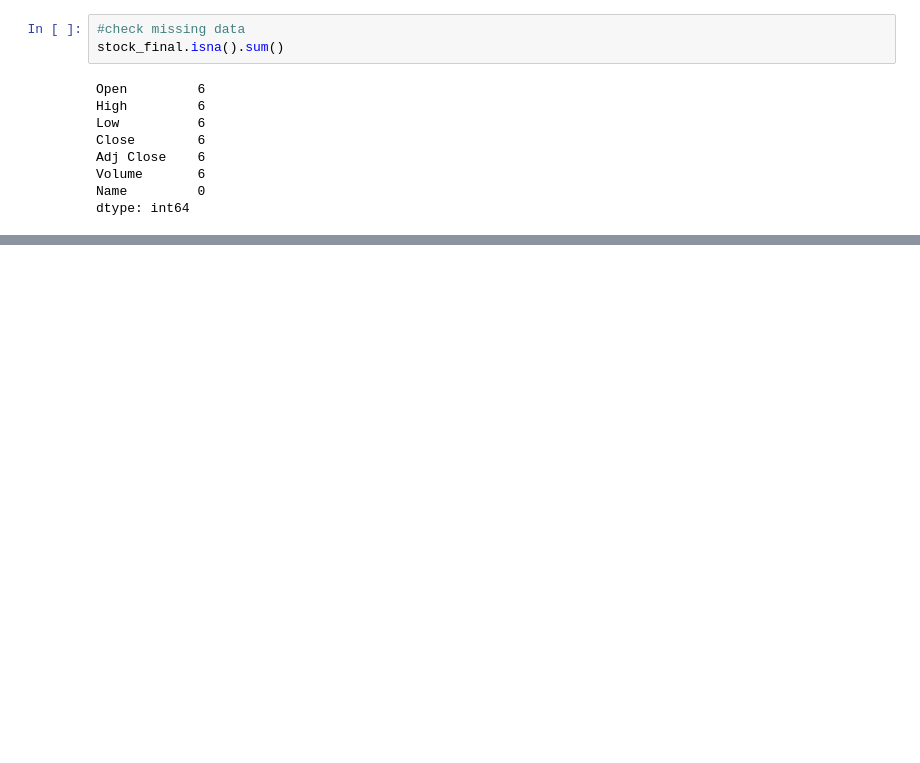
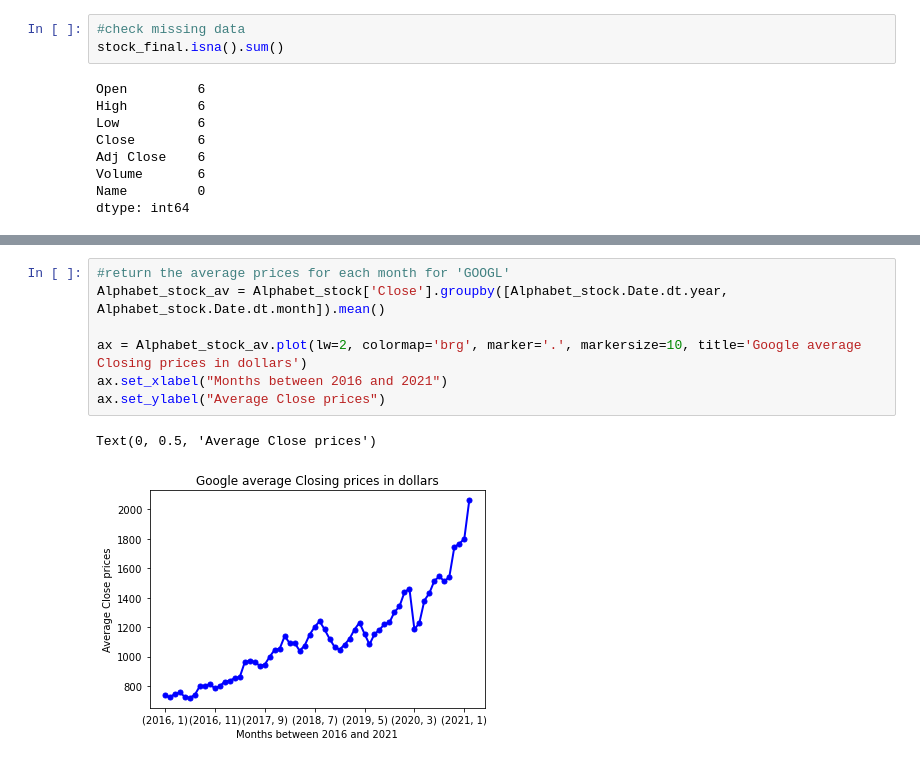
Before and after one commit to riddy18/Financial-Data-Analysis, a Jupyter notebook: Extracting Data2.ipynb, the cells around one changed output, grey strips where cells are left out. Drawn from its saved outputs; the diff is of its cells as text; blank space fills up the shorter version.

```diff
--- a/Extracting Data2.ipynb
+++ b/Extracting Data2.ipynb
@@ -141,0 +232,10 @@ Take care of delisted companies on the url list of NASDAQ companies
+# %%
+#return the average prices for each month for 'GOOGL'
+Alphabet_stock_av = Alphabet_stock['Close'].groupby([Alphabet_stock.Date.dt.year, Alphabet_stock.Date.dt.month]).mean()
+
+ax = Alphabet_stock_av.plot(lw=2, colormap='brg', marker='.', markersize=10, title='Google average Closing prices in dollars')
+ax.set_xlabel("Months between 2016 and 2021")
+ax.set_ylabel("Average Close prices")
+# %% [output]
+Text(0, 0.5, 'Average Close prices')
+[figure, added]
```
Also changed, not shown: parts of 83 cells of this notebook.
